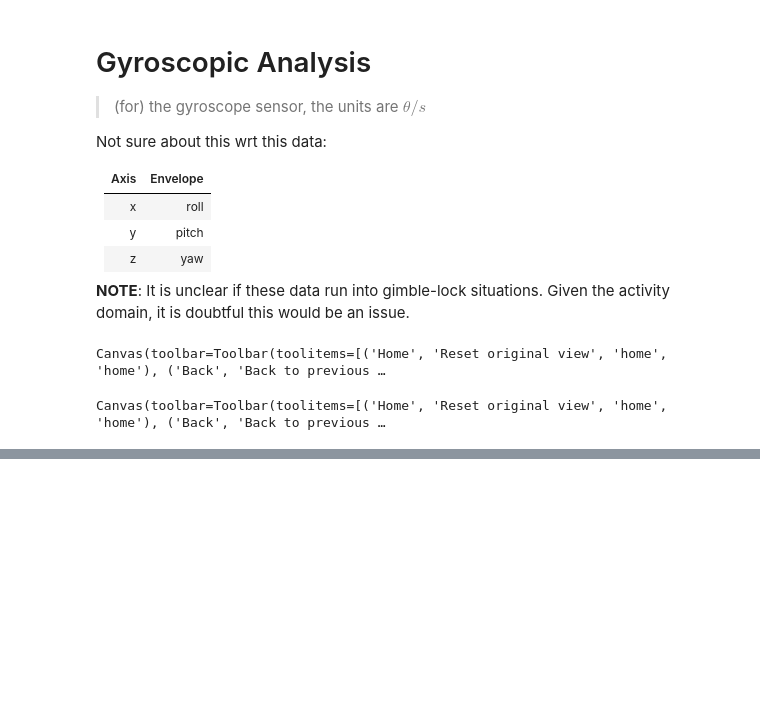
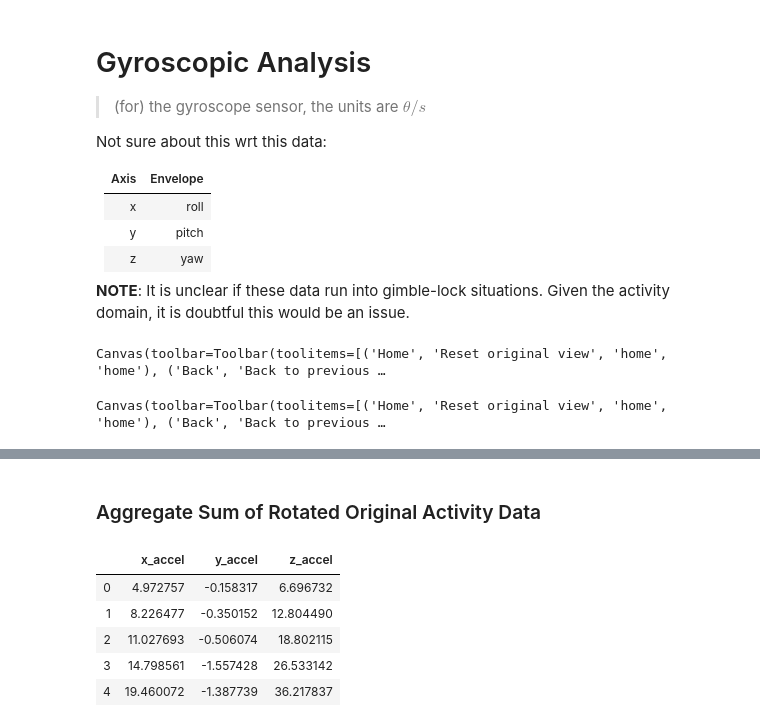
Before and after one commit to tretomaszewski/F19_IS590DV_Final, a Jupyter notebook: notebooks/SmartPhoneWatchActivity.ipynb, the cells around one changed output, grey strips where cells are left out. Drawn from its saved outputs; the diff is of its cells as text; code cells hidden in the pictures; blank space fills up the shorter version.

```diff
--- a/notebooks/SmartPhoneWatchActivity.ipynb
+++ b/notebooks/SmartPhoneWatchActivity.ipynb
@@ -551,0 +755,12 @@ These can be combined to create ... (more to come)
+# %% [markdown]
+### Aggregate Sum of Rotated Original Activity Data
+# %%
+sum_rot_act_grp_a = act_grp_a.apply(series_3d_rotation, axis=1).cumsum(axis=0)
+sum_act_grp_a.head()
+# %% [output]
+|  | x_accel | y_accel | z_accel |
+| 0 | 4.972757 | -0.158317 | 6.696732 |
+| 1 | 8.226477 | -0.350152 | 12.804490 |
+| 2 | 11.027693 | -0.506074 | 18.802115 |
+| 3 | 14.798561 | -1.557428 | 26.533142 |
+| 4 | 19.460072 | -1.387739 | 36.217837 |
```
Also changed, not shown: parts of 47 cells of this notebook.
